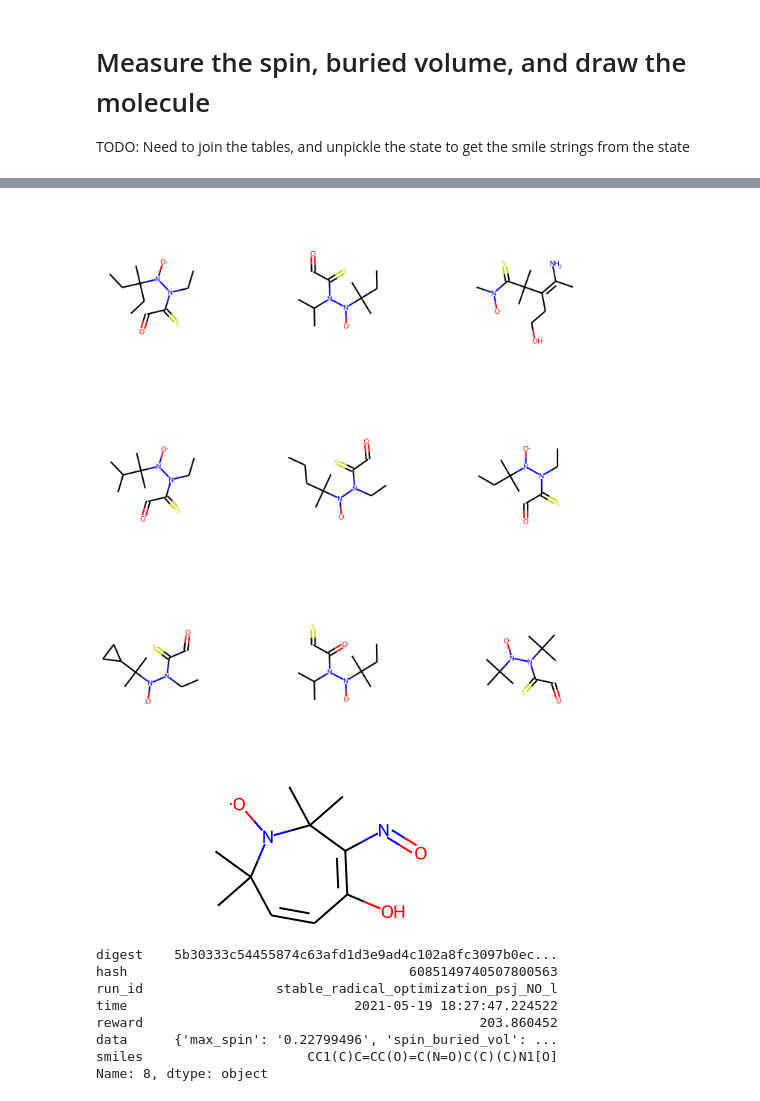
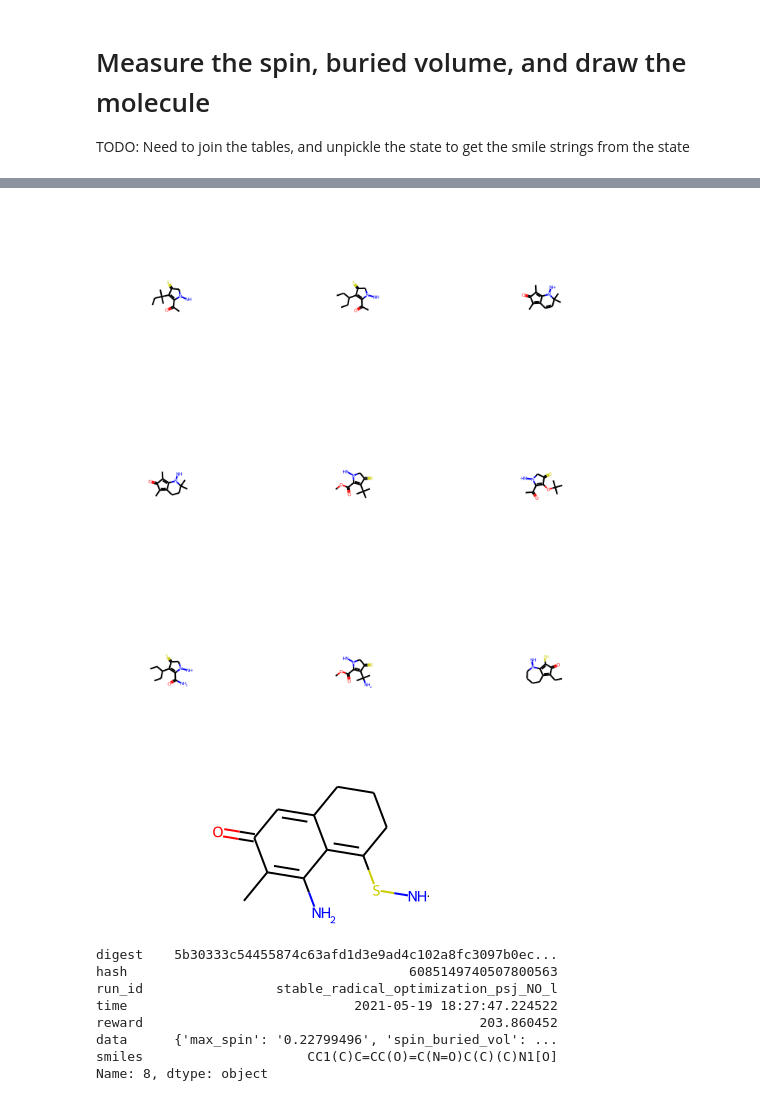
Before and after one commit to NREL/rlmolecule, a Jupyter notebook: examples/stable_radical_optimization/monitor_progress_initial_center.ipynb, the cells around one changed output, grey strips where cells are left out. Saved outputs shown, nothing was run; the diff lists cells and outputs as text; code cells hidden in the pictures.

```diff
--- a/examples/stable_radical_optimization/monitor_progress_initial_center.ipynb
+++ b/examples/stable_radical_optimization/monitor_progress_initial_center.ipynb
@@ -44,7 +44,7 @@ engine = sqlalchemy.create_engine(engine_str, execution_options={"isolation_leve
 Eagle is really backed up, so these results are from multiple runs on the debug queue (which has a 1 hr time limit)
 # %%
 # run_id = 'stable_radical_optimization'
-run_id = 'stable_radical_optimization_psj_NO_l'
+run_id = 'stable_radical_optimization_psj_NN_l2'
 # %%
 # load the games played
 from rlmolecule.sql import Base, Session
@@ -125,8 +119,6 @@ run_id
 # %%
 # look at some of the top rewards
-df_rewards = pd.read_sql(session.query(RewardStore).filter_by(run_id=run_id).order_by(RewardStore.reward.desc()).limit(1000).statement,
-                 session.bind)
-
-# df_states = pd.read_sql(session.query(StateStore).filter(StateStore.hash.in_(df_rewards.hash)).statement, session.bind)
+df_rewards = pd.read_sql(session.query(RewardStore).filter_by(run_id=run_id).order_by(
+    RewardStore.reward.desc()).limit(1000).statement, session.bind)
 # %%
 df_rewards['smiles'] = df_rewards.data.apply(lambda x: x['smiles'])
@@ -146,14 +156,14 @@ df_rewards.shape
 import rdkit
 from rdkit.Chem.Draw import MolsToGridImage
 
-mols = df_rewards[df_rewards.reward > 200].smiles.apply(rdkit.Chem.MolFromSmiles)
+mols = df_rewards.smiles.apply(rdkit.Chem.MolFromSmiles)
 MolsToGridImage(mols[:9], subImgSize=(250,250))
 # %% [output]
-[figure, old version]
+[figure, new version]
 # %%
-mols[8]
+mols[3]
 # %% [output]
-[figure, old version]
+[figure, new version]
 # %%
 df_rewards.iloc[8]
 # %% [output]
```
Also changed, not shown: parts of 11 cells of this notebook, 1 other file.
